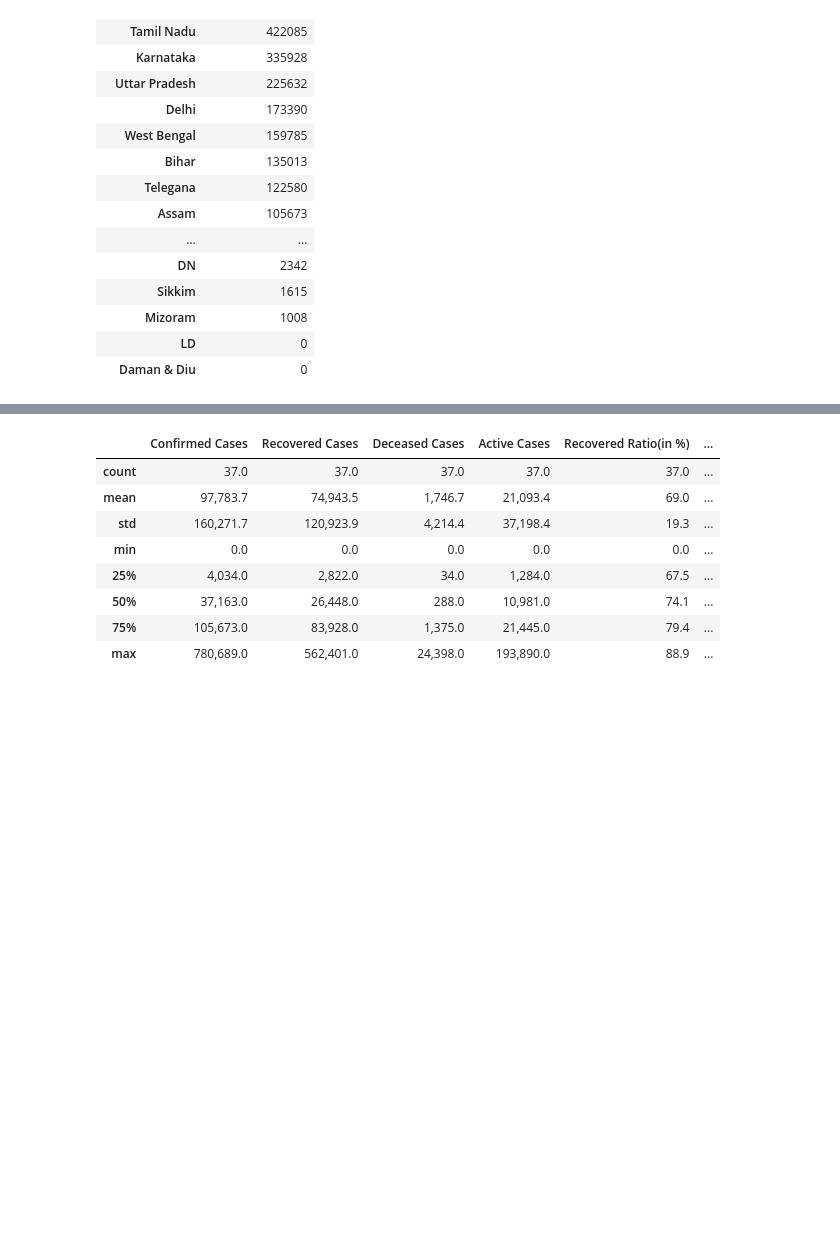
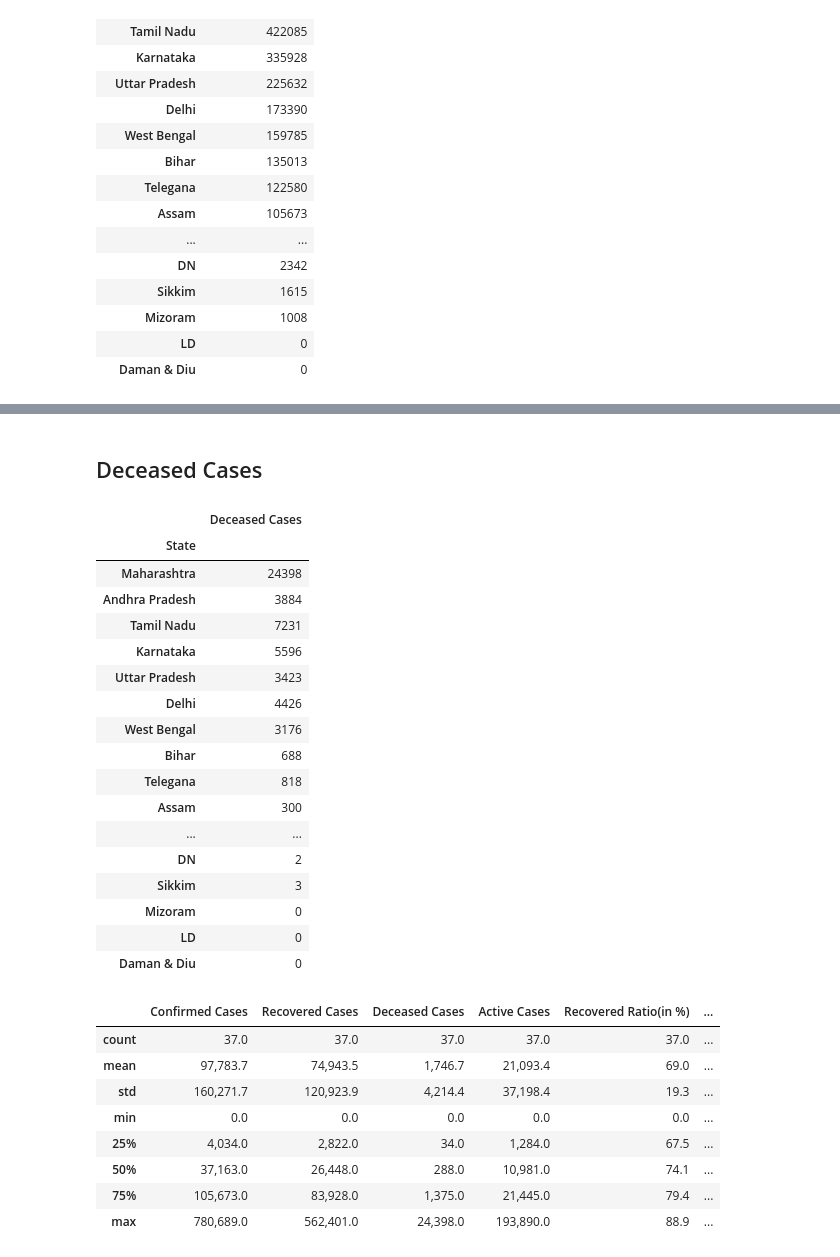
Before and after one commit to shlokadaga/covid19-tracker, a Jupyter notebook: Covid19_project.ipynb, the cells around one changed output, grey strips where cells are left out. Drawn from its saved outputs; the diff is of its cells as text; code cells hidden in the pictures; blank space fills up the shorter version.

```diff
--- a/Covid19_project.ipynb
+++ b/Covid19_project.ipynb
@@ -271,3 +302,28 @@ ccases.style.background_gradient(cmap='Reds')
+# %% [markdown]
+## Deceased Cases
+# %%
+dcases=final_df1[['Deceased Cases']]
+dcase=dcases.style.background_gradient(cmap='Greys')
+dcase
+# %% [output]
+|  | Deceased Cases |
+| State |  |
+| Maharashtra | 24398 |
+| Andhra Pradesh | 3884 |
+| Tamil Nadu | 7231 |
+| Karnataka | 5596 |
+| Uttar Pradesh | 3423 |
+| Delhi | 4426 |
+| West Bengal | 3176 |
+| Bihar | 688 |
+| Telegana | 818 |
+| Assam | 300 |
+| ... | ... |
+| DN | 2 |
+| Sikkim | 3 |
+| Mizoram | 0 |
+| LD | 0 |
+| Daman & Diu | 0 |
 # %%
 final_df1.describe()
 # %% [output]
```
Also changed, not shown: parts of 5 cells of this notebook.
